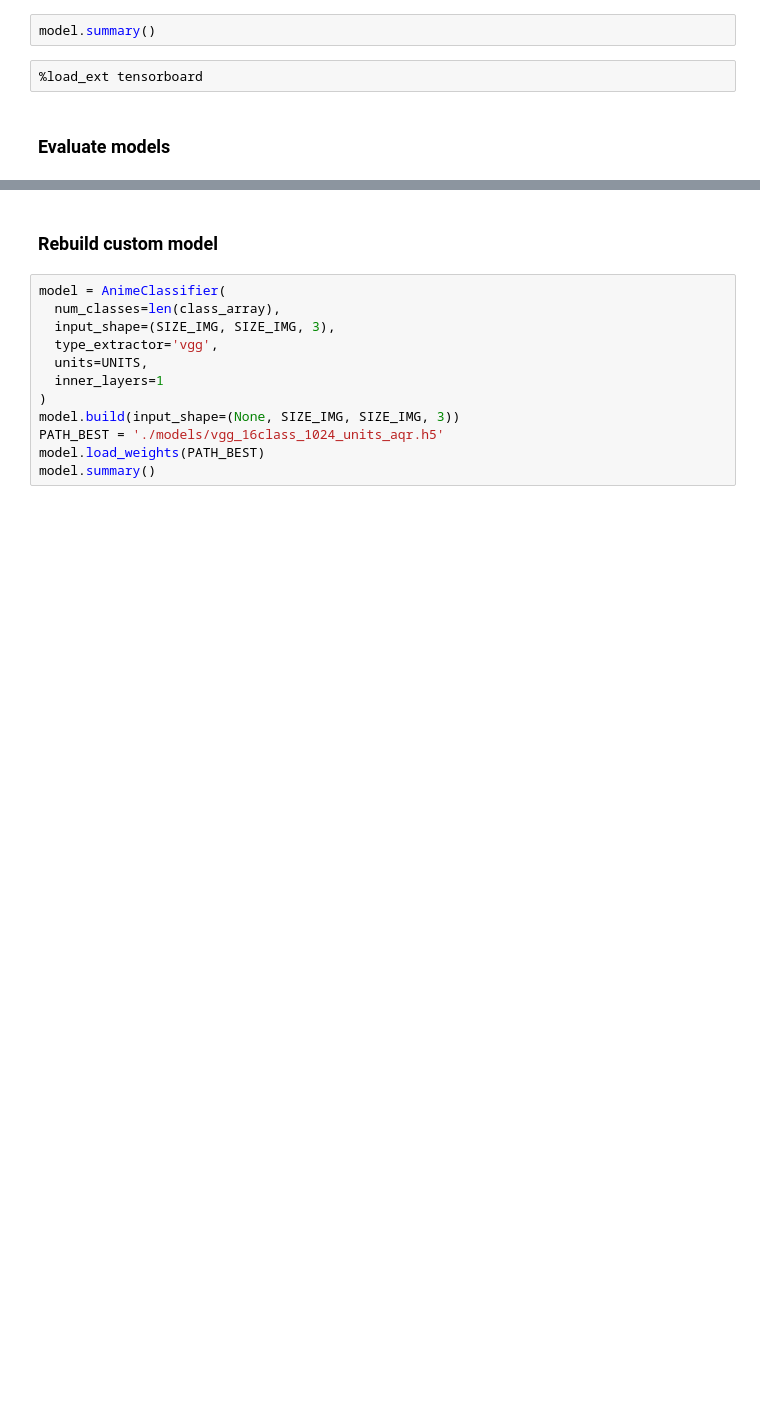
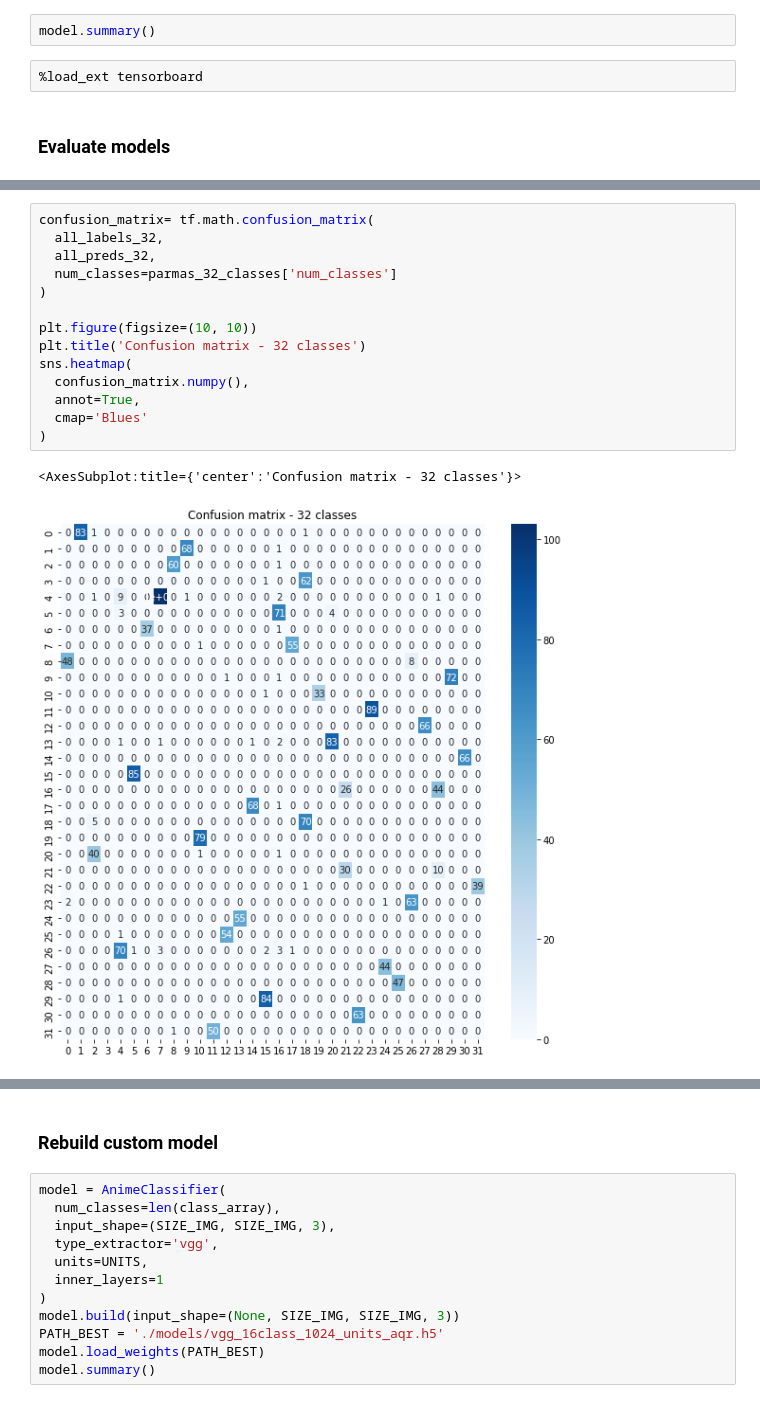
Before and after one commit to enmanuelmag/AnimeClassificator, a Jupyter notebook: tf_model.ipynb, the cells around one changed output, grey strips where cells are left out. Saved outputs shown, nothing was run; the diff lists cells and outputs as text; blank space fills up the shorter version.

Commit message:
Add new images

```diff
--- a/tf_model.ipynb
+++ b/tf_model.ipynb
@@ -599,0 +624,17 @@ model.summary()
+# %%
+confusion_matrix= tf.math.confusion_matrix(
+  all_labels_32,
+  all_preds_32,
+  num_classes=parmas_32_classes['num_classes']
+)
+
+plt.figure(figsize=(10, 10))
+plt.title('Confusion matrix - 32 classes')
+sns.heatmap(
+  confusion_matrix.numpy(),
+  annot=True,
+  cmap='Blues'
+)
+# %% [output]
+<AxesSubplot:title={'center':'Confusion matrix - 32 classes'}>
+[figure, added]
```
Also changed, not shown: parts of 7 cells of this notebook.
